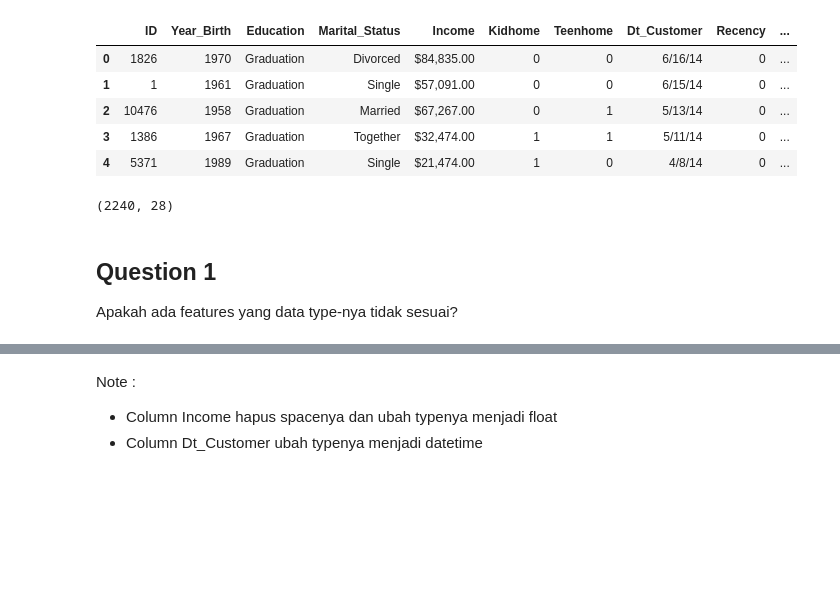
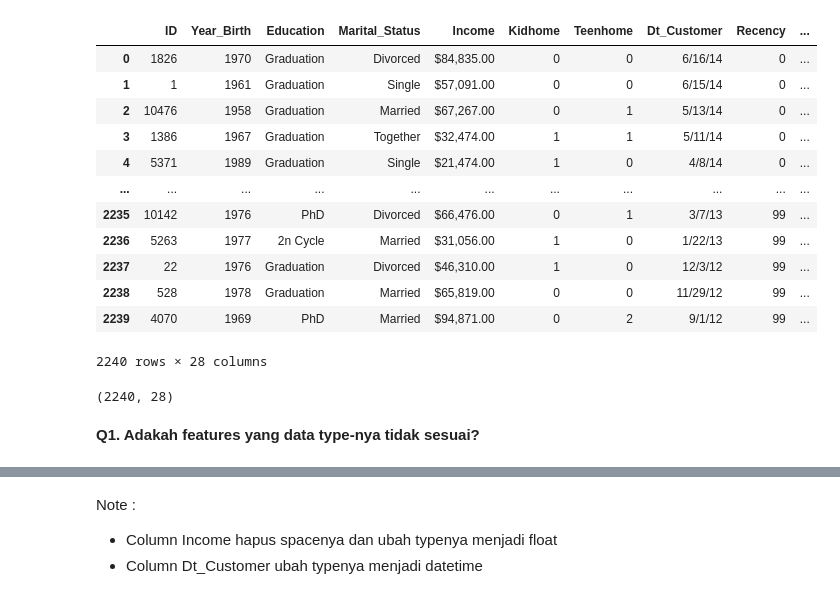
Before and after one commit to byancharizka/Marketing-Analytics-iFood, a Jupyter notebook: marketing_analytics.ipynb, the cells around one changed output, grey strips where cells are left out. Saved outputs shown, nothing was run; the diff lists cells and outputs as text; code cells hidden in the pictures; blank space fills up the shorter version.

```diff
--- a/marketing_analytics.ipynb
+++ b/marketing_analytics.ipynb
@@ -27,23 +29,30 @@ sns.set_palette('bright')
 import warnings
 warnings.filterwarnings('ignore')
 # %%
+# import data
 filename = '/content/drive/My Drive/marketing-analytics/iFood/data/marketing_data.csv'
 df = pd.read_csv(filename)
-df.head()
+df
 # %% [output]
 |  | ID | Year_Birth | Education | Marital_Status | Income | Kidhome | Teenhome | Dt_Customer | Recency | ... |
 | 0 | 1826 | 1970 | Graduation | Divorced | $84,835.00 | 0 | 0 | 6/16/14 | 0 | ... |
 | 1 | 1 | 1961 | Graduation | Single | $57,091.00 | 0 | 0 | 6/15/14 | 0 | ... |
 | 2 | 10476 | 1958 | Graduation | Married | $67,267.00 | 0 | 1 | 5/13/14 | 0 | ... |
 | 3 | 1386 | 1967 | Graduation | Together | $32,474.00 | 1 | 1 | 5/11/14 | 0 | ... |
 | 4 | 5371 | 1989 | Graduation | Single | $21,474.00 | 1 | 0 | 4/8/14 | 0 | ... |
+| ... | ... | ... | ... | ... | ... | ... | ... | ... | ... | ... |
+| 2235 | 10142 | 1976 | PhD | Divorced | $66,476.00 | 0 | 1 | 3/7/13 | 99 | ... |
+| 2236 | 5263 | 1977 | 2n Cycle | Married | $31,056.00 | 1 | 0 | 1/22/13 | 99 | ... |
+| 2237 | 22 | 1976 | Graduation | Divorced | $46,310.00 | 1 | 0 | 12/3/12 | 99 | ... |
+| 2238 | 528 | 1978 | Graduation | Married | $65,819.00 | 0 | 0 | 11/29/12 | 99 | ... |
+| 2239 | 4070 | 1969 | PhD | Married | $94,871.00 | 0 | 2 | 9/1/12 | 99 | ... |
+2240 rows × 28 columns
 # %%
 df.shape
 # %% [output]
 (2240, 28)
 # %% [markdown]
-## Question 1
-Apakah ada features yang data type-nya tidak sesuai?
+**Q1. Adakah features yang data type-nya tidak sesuai?**
 # %%
 df.info()
 # %% [output]
```
Also changed, not shown: parts of 29 cells of this notebook.
